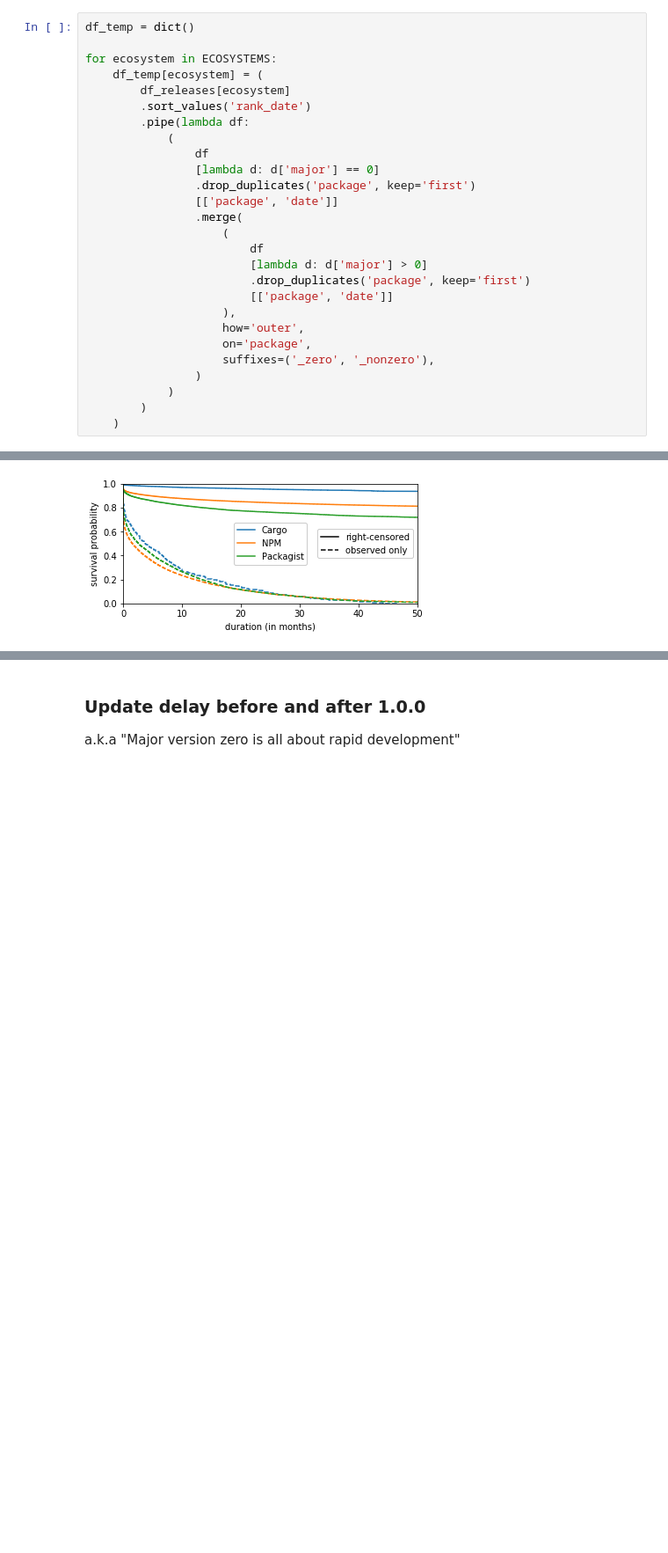
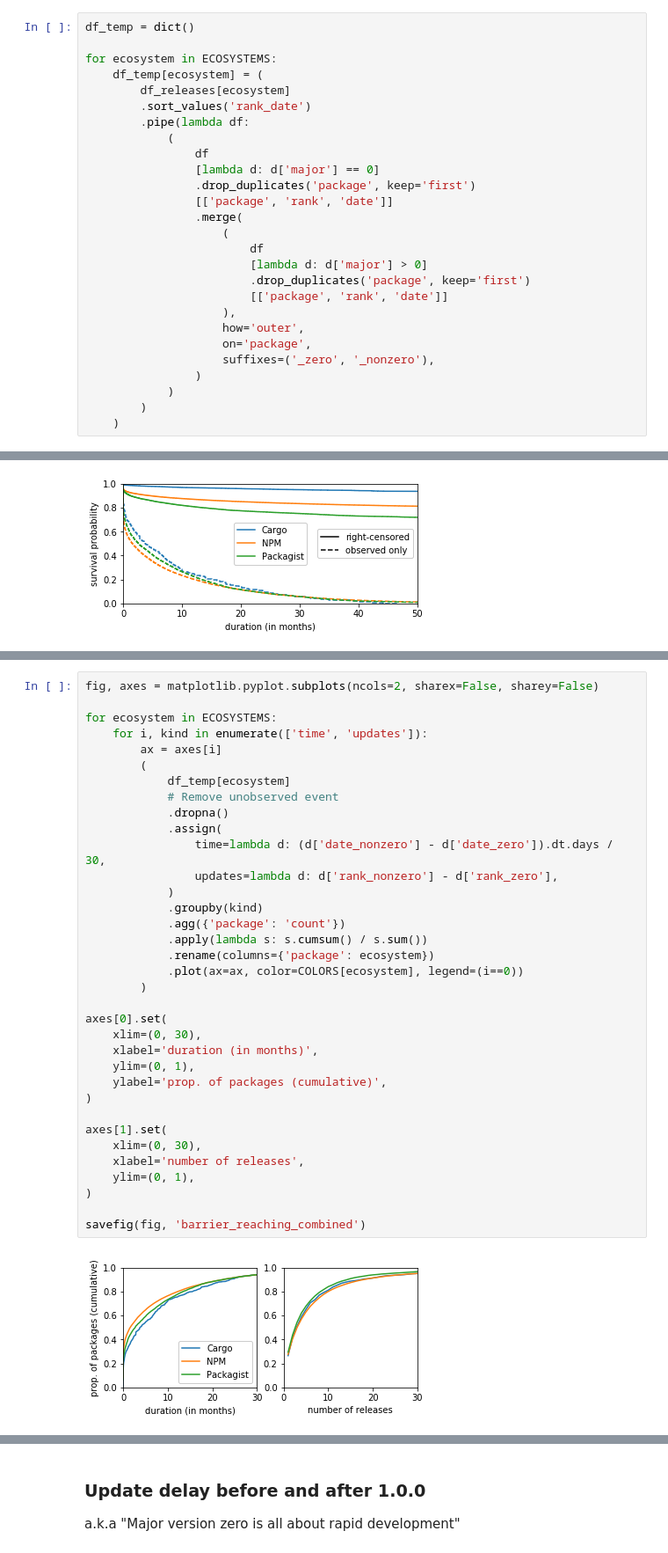
Before and after one commit to AlexandreDecan/secos-zero, a Jupyter notebook: notebooks/Magic zero.ipynb, the cells around one changed output, grey strips where cells are left out. Shown at 88% size. Drawn from its saved outputs; the diff is of its cells as text; blank space fills up the shorter version.

Commit message:
Cumulative proportion of packages reaching 1.0.0 w.r.t. time and #updates

```diff
--- a/notebooks/Magic zero.ipynb
+++ b/notebooks/Magic zero.ipynb
@@ -225,13 +224,13 @@ for ecosystem in ECOSYSTEMS:
                 df
                 [lambda d: d['major'] == 0]
                 .drop_duplicates('package', keep='first')
-                [['package', 'date']]
+                [['package', 'rank', 'date']]
                 .merge(
                     (
                         df
                         [lambda d: d['major'] > 0]
                         .drop_duplicates('package', keep='first')
-                        [['package', 'date']]
+                        [['package', 'rank', 'date']]
                     ),
                     how='outer',
                     on='package',
@@ -358,0 +360,37 @@ pandas.concat([
+# %%
+fig, axes = matplotlib.pyplot.subplots(ncols=2, sharex=False, sharey=False)
+
+for ecosystem in ECOSYSTEMS:
+    for i, kind in enumerate(['time', 'updates']):
+        ax = axes[i]
+        (
+            df_temp[ecosystem]
+            # Remove unobserved event
+            .dropna()
+            .assign(
+                time=lambda d: (d['date_nonzero'] - d['date_zero']).dt.days / 30,
+                updates=lambda d: d['rank_nonzero'] - d['rank_zero'],
+            )
+            .groupby(kind)
+            .agg({'package': 'count'})
+            .apply(lambda s: s.cumsum() / s.sum())
+            .rename(columns={'package': ecosystem})
+            .plot(ax=ax, color=COLORS[ecosystem], legend=(i==0))
+        )
+
+axes[0].set(
+    xlim=(0, 30),
+    xlabel='duration (in months)',
+    ylim=(0, 1),
+    ylabel='prop. of packages (cumulative)',
+)
+
+axes[1].set(
+    xlim=(0, 30),
+    xlabel='number of releases',
+    ylim=(0, 1),
+)
+
+savefig(fig, 'barrier_reaching_combined')
+# %% [output]
+[figure, added]
```
Also changed, not shown: parts of 3 cells of this notebook.
